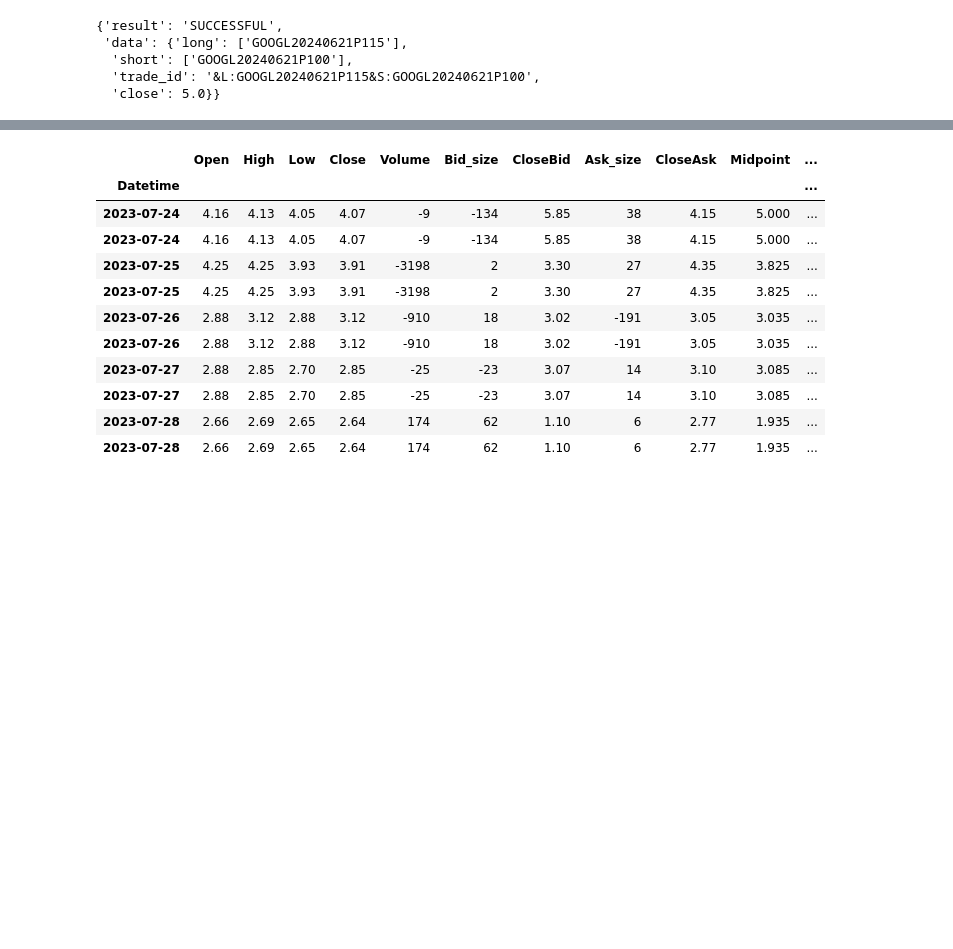
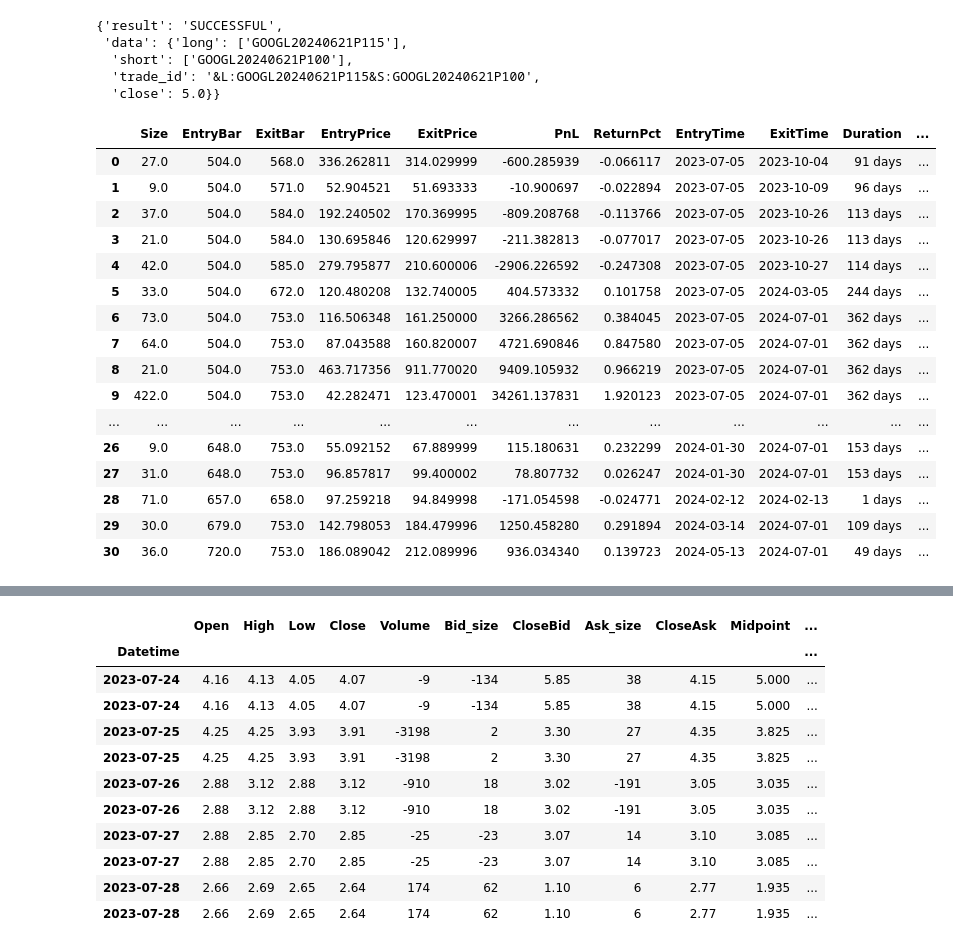
Before and after one commit to Zino-ctrlZ/QuantTools, a Jupyter notebook: EventDriven/demo.ipynb, the cells around one changed output, grey strips where cells are left out. Cells and saved outputs as stored; diff of their text form; code cells hidden in the pictures; blank space fills up the shorter version.

```diff
--- a/EventDriven/demo.ipynb
+++ b/EventDriven/demo.ipynb
@@ -134,3 +152,24 @@ order
   'short': ['GOOGL20240621P100'],
   'trade_id': '&L:GOOGL20240621P115&S:GOOGL20240621P100',
   'close': 5.0}}
+# %%
+trades_ = pd.read_csv('profitable_trades.csv').iloc[:, 1:]
+trades_
+# %% [output]
+|  | Size | EntryBar | ExitBar | EntryPrice | ExitPrice | PnL | ReturnPct | EntryTime | ExitTime | Duration | ... |
+| 0 | 27.0 | 504.0 | 568.0 | 336.262811 | 314.029999 | -600.285939 | -0.066117 | 2023-07-05 | 2023-10-04 | 91 days | ... |
+| 1 | 9.0 | 504.0 | 571.0 | 52.904521 | 51.693333 | -10.900697 | -0.022894 | 2023-07-05 | 2023-10-09 | 96 days | ... |
+| 2 | 37.0 | 504.0 | 584.0 | 192.240502 | 170.369995 | -809.208768 | -0.113766 | 2023-07-05 | 2023-10-26 | 113 days | ... |
+| 3 | 21.0 | 504.0 | 584.0 | 130.695846 | 120.629997 | -211.382813 | -0.077017 | 2023-07-05 | 2023-10-26 | 113 days | ... |
+| 4 | 42.0 | 504.0 | 585.0 | 279.795877 | 210.600006 | -2906.226592 | -0.247308 | 2023-07-05 | 2023-10-27 | 114 days | ... |
+| 5 | 33.0 | 504.0 | 672.0 | 120.480208 | 132.740005 | 404.573332 | 0.101758 | 2023-07-05 | 2024-03-05 | 244 days | ... |
+| 6 | 73.0 | 504.0 | 753.0 | 116.506348 | 161.250000 | 3266.286562 | 0.384045 | 2023-07-05 | 2024-07-01 | 362 days | ... |
+| 7 | 64.0 | 504.0 | 753.0 | 87.043588 | 160.820007 | 4721.690846 | 0.847580 | 2023-07-05 | 2024-07-01 | 362 days | ... |
+| 8 | 21.0 | 504.0 | 753.0 | 463.717356 | 911.770020 | 9409.105932 | 0.966219 | 2023-07-05 | 2024-07-01 | 362 days | ... |
+| 9 | 422.0 | 504.0 | 753.0 | 42.282471 | 123.470001 | 34261.137831 | 1.920123 | 2023-07-05 | 2024-07-01 | 362 days | ... |
+| ... | ... | ... | ... | ... | ... | ... | ... | ... | ... | ... | ... |
+| 26 | 9.0 | 648.0 | 753.0 | 55.092152 | 67.889999 | 115.180631 | 0.232299 | 2024-01-30 | 2024-07-01 | 153 days | ... |
+| 27 | 31.0 | 648.0 | 753.0 | 96.857817 | 99.400002 | 78.807732 | 0.026247 | 2024-01-30 | 2024-07-01 | 153 days | ... |
+| 28 | 71.0 | 657.0 | 658.0 | 97.259218 | 94.849998 | -171.054598 | -0.024771 | 2024-02-12 | 2024-02-13 | 1 days | ... |
+| 29 | 30.0 | 679.0 | 753.0 | 142.798053 | 184.479996 | 1250.458280 | 0.291894 | 2024-03-14 | 2024-07-01 | 109 days | ... |
+| 30 | 36.0 | 720.0 | 753.0 | 186.089042 | 212.089996 | 936.034340 | 0.139723 | 2024-05-13 | 2024-07-01 | 49 days | ... |
```
Also changed, not shown: parts of 20 cells of this notebook, 8 other files.
